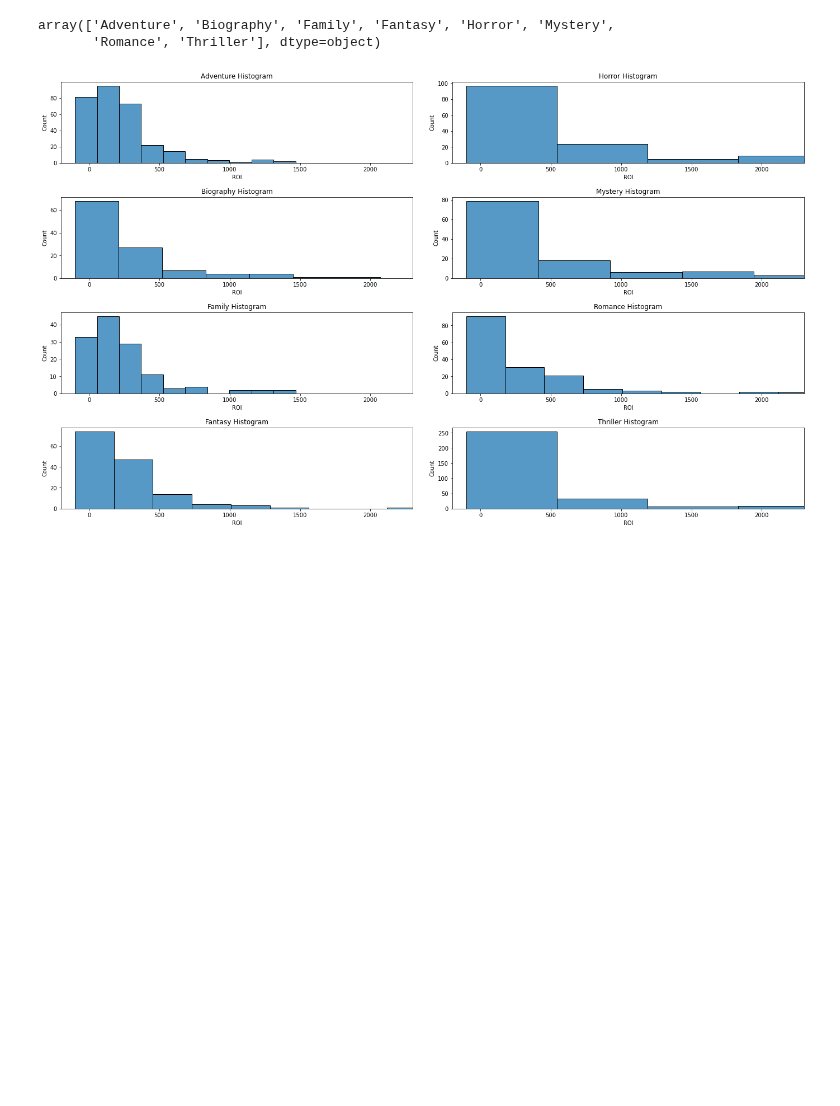
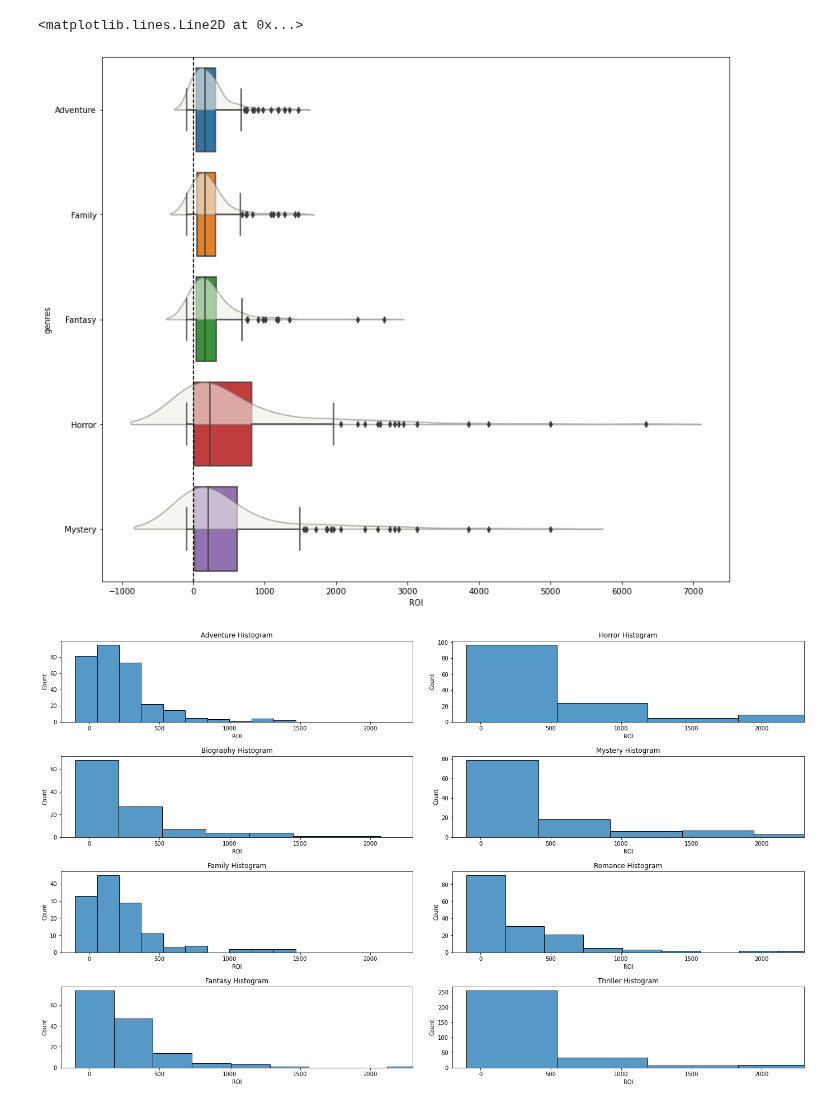
Before and after one commit to JoshuaGottlieb/Microsoft-Movie-Recommendation, a Jupyter notebook: Papa-Folder/EDA.ipynb, the cells around one changed output. Drawn from its saved outputs; the diff is of its cells as text; code cells hidden in the pictures; blank space fills up the shorter version.

```diff
--- a/Papa-Folder/EDA.ipynb
+++ b/Papa-Folder/EDA.ipynb
@@ -127,6 +100,32 @@ SyntaxError: invalid syntax (<ipython-input-61-c302e24d2791>, line 3)
-# %%
-test8.genres.unique()
-# %% [output]
-array(['Adventure', 'Biography', 'Family', 'Fantasy', 'Horror', 'Mystery',
-       'Romance', 'Thriller'], dtype=object)
+# %%
+# Create an overlaid boxplot and violinplot for the top 5 genres by median to show distributions
+# Declare fig, ax objects
+fig, ax = plt.subplots(figsize=(14,12))
+
+# Create seaborn boxplot
+sns.boxplot(data=top_5_genres_by_median_raw_ROI, y='genres', x='ROI', orient='h', ax=ax)
+
+# Create seaborn violinplot, forcibly creating a half violin by hueing only on true
+sns.violinplot(data=top_5_genres_by_median_raw_ROI,
+               orient='h',
+               y='genres',
+               x='ROI',
+               inner='box',
+               hue=True,
+               hue_order = [True,False],
+               split=True,
+               color='#e7f294',
+               ax=ax);
+
+# Suppress legend created due to tricking violinplot to create half violin
+ax.legend_ = None
+
+# Set opacity of violinplot to 0.6
+plt.setp(ax.collections, alpha=0.6)
+
+# Create vertical line at ROI = 0 for clarity
+ax.axvline(x=0, c='k', linestyle='--', linewidth=1.25)
+# %% [output]
+<matplotlib.lines.Line2D at 0x...>
+[figure, added]
 # %%
```
Also changed, not shown: parts of 25 cells of this notebook.
